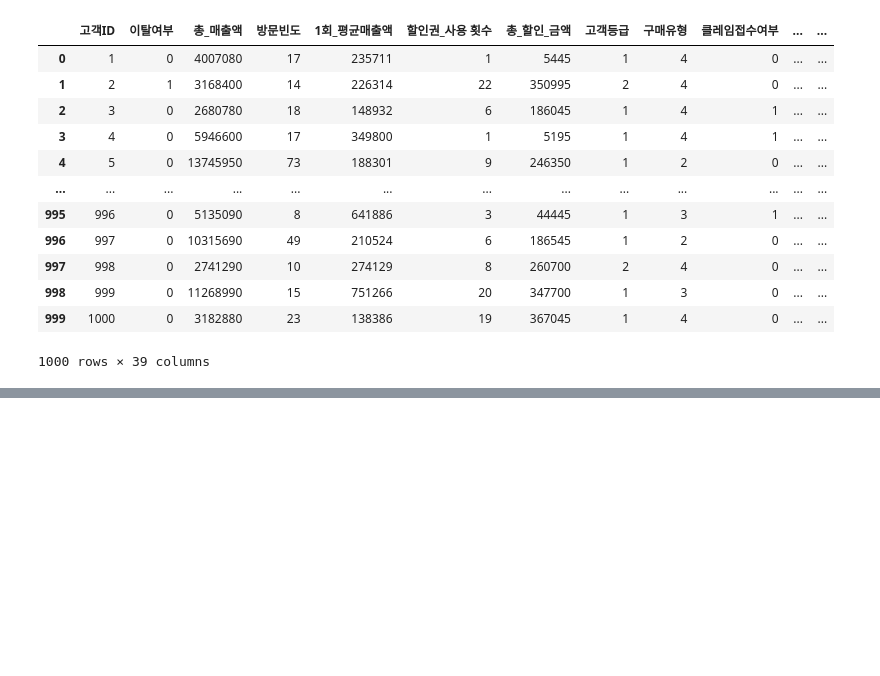
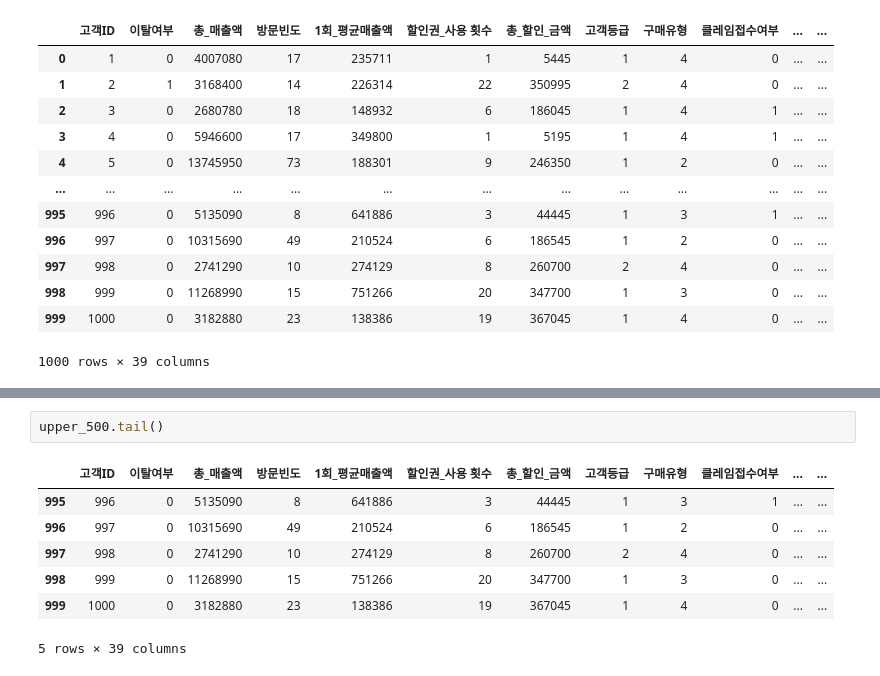
Before and after one commit to starfishkenny/Python, a Jupyter notebook: 20210328_Statistics for Marketing(2).ipynb, the cells around one changed output, grey strips where cells are left out. Drawn from its saved outputs; the diff is of its cells as text; blank space fills up the shorter version.

```diff
--- a/20210328_Statistics for Marketing(2).ipynb
+++ b/20210328_Statistics for Marketing(2).ipynb
@@ -24,0 +87,10 @@ df
+# %%
+upper_500.tail()
+# %% [output]
+|  | 고객ID | 이탈여부 | 총_매출액 | 방문빈도 | 1회_평균매출액 | 할인권_사용 횟수 | 총_할인_금액 | 고객등급 | 구매유형 | 클레임접수여부 | ... | ... |
+| 995 | 996 | 0 | 5135090 | 8 | 641886 | 3 | 44445 | 1 | 3 | 1 | ... | ... |
+| 996 | 997 | 0 | 10315690 | 49 | 210524 | 6 | 186545 | 1 | 2 | 0 | ... | ... |
+| 997 | 998 | 0 | 2741290 | 10 | 274129 | 8 | 260700 | 2 | 4 | 0 | ... | ... |
+| 998 | 999 | 0 | 11268990 | 15 | 751266 | 20 | 347700 | 1 | 3 | 0 | ... | ... |
+| 999 | 1000 | 0 | 3182880 | 23 | 138386 | 19 | 367045 | 1 | 4 | 0 | ... | ... |
+5 rows × 39 columns
```
Also changed, not shown: parts of 13 cells of this notebook.
